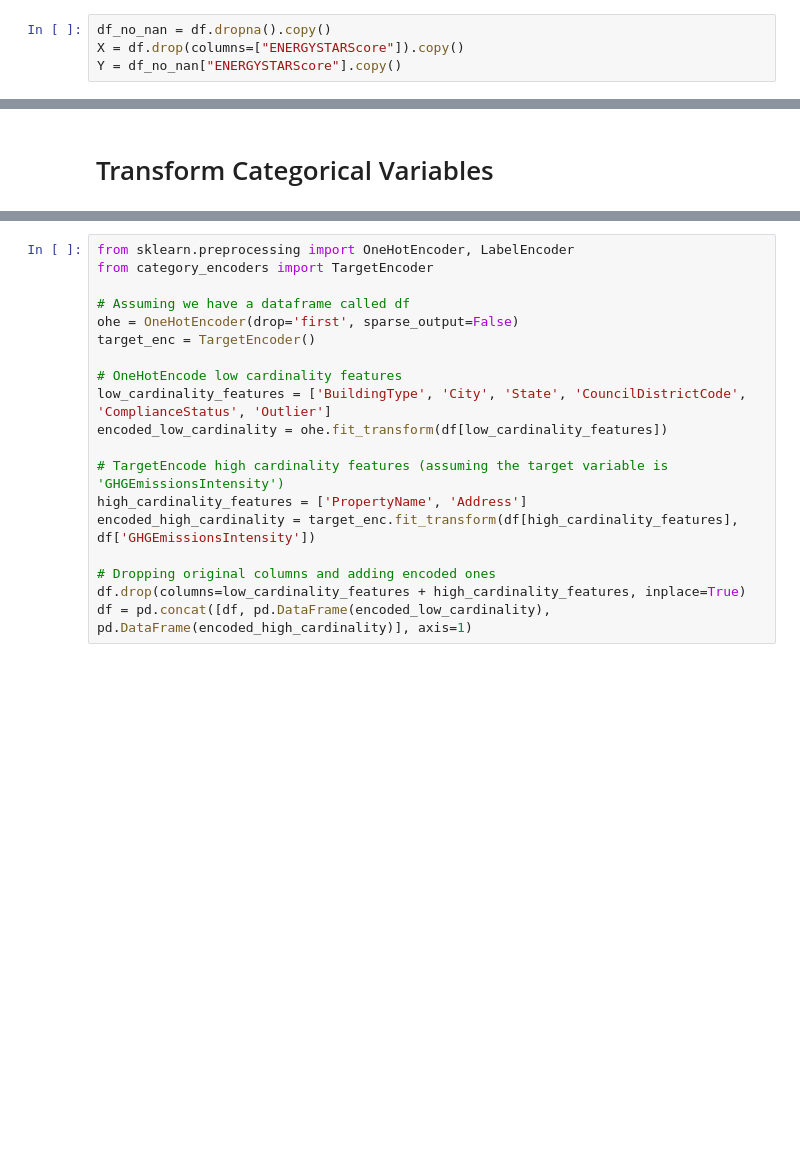
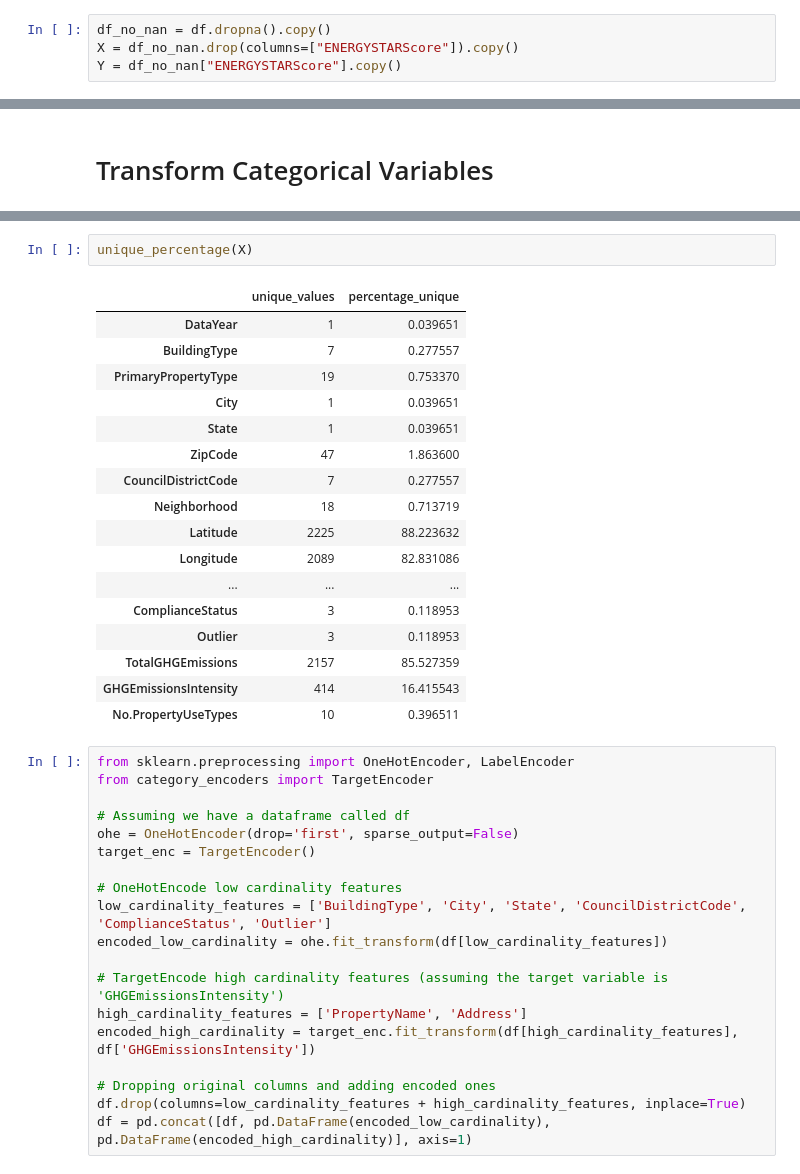
Before and after one commit to amaye15/OpenClassroom--Machine-Learning-Engineer, a Jupyter notebook: P3/P3.ipynb, the cells around one changed output, grey strips where cells are left out. Drawn from its saved outputs; the diff is of its cells as text; blank space fills up the shorter version.

```diff
--- a/P3/P3.ipynb
+++ b/P3/P3.ipynb
@@ -230,4 +211,4 @@ X =
 # %%
 df_no_nan = df.dropna().copy()
-X = df.drop(columns=["ENERGYSTARScore"]).copy()
+X = df_no_nan.drop(columns=["ENERGYSTARScore"]).copy()
 Y = df_no_nan["ENERGYSTARScore"].copy()
@@ -291,3 +237,23 @@ missing_data_info(df)
+# %%
+unique_percentage(X)
+# %% [output]
+|  | unique_values | percentage_unique |
+| DataYear | 1 | 0.039651 |
+| BuildingType | 7 | 0.277557 |
+| PrimaryPropertyType | 19 | 0.753370 |
+| City | 1 | 0.039651 |
+| State | 1 | 0.039651 |
+| ZipCode | 47 | 1.863600 |
+| CouncilDistrictCode | 7 | 0.277557 |
+| Neighborhood | 18 | 0.713719 |
+| Latitude | 2225 | 88.223632 |
+| Longitude | 2089 | 82.831086 |
+| ... | ... | ... |
+| ComplianceStatus | 3 | 0.118953 |
+| Outlier | 3 | 0.118953 |
+| TotalGHGEmissions | 2157 | 85.527359 |
+| GHGEmissionsIntensity | 414 | 16.415543 |
+| No.PropertyUseTypes | 10 | 0.396511 |
 # %%
 from sklearn.preprocessing import OneHotEncoder, LabelEncoder
 from category_encoders import TargetEncoder
```
Also changed, not shown: parts of 6 cells of this notebook.
